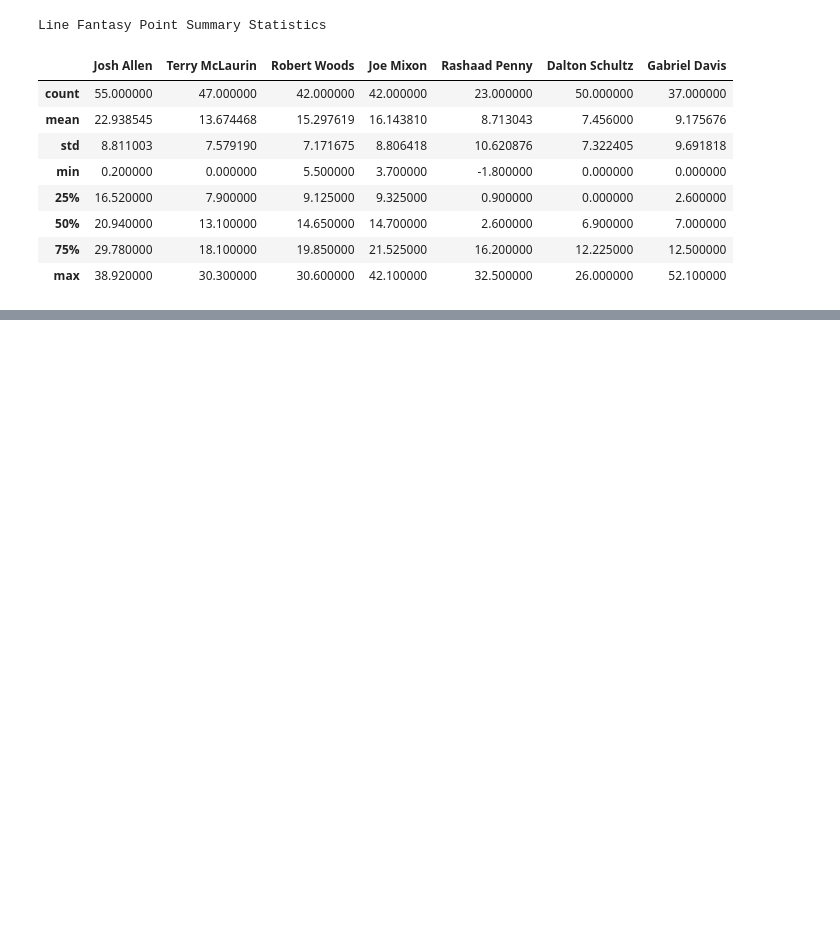
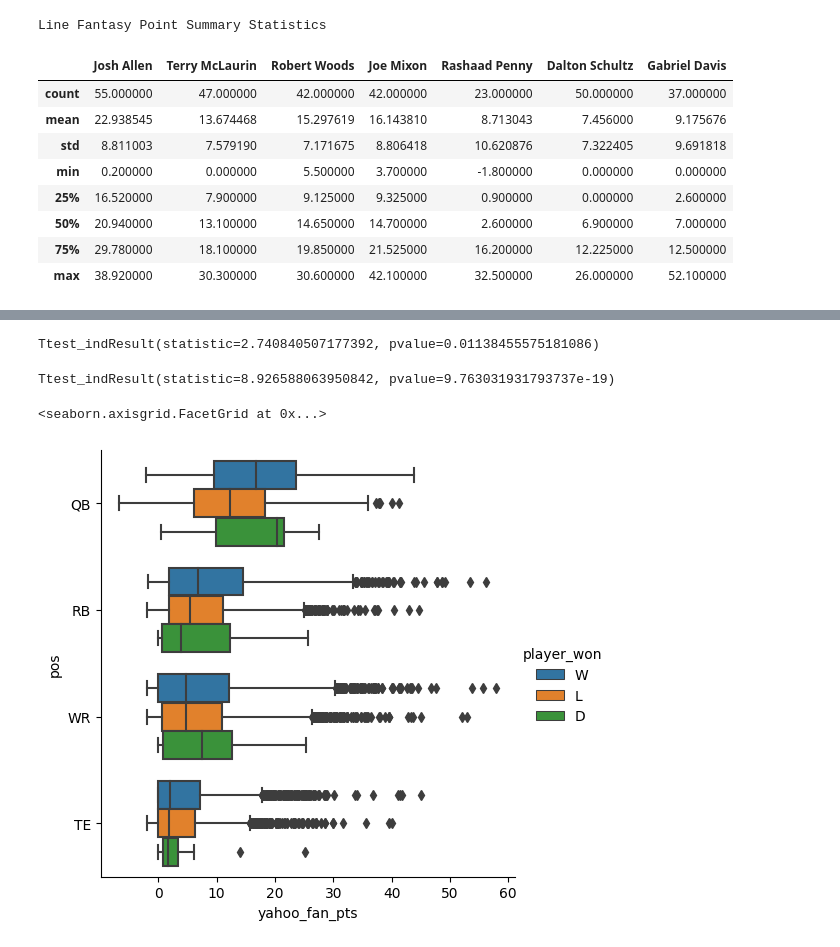
Before and after one commit to rbtessier/nfl-analysis, a Jupyter notebook: nfl_fantasy_eda.ipynb, the cells around one changed output, grey strips where cells are left out. Cells and saved outputs as stored; diff of their text form; code cells hidden in the pictures; blank space fills up the shorter version.

Commit message:
Added Statistic analysis on wins vs loss fan pts

```diff
--- a/nfl_fantasy_eda.ipynb
+++ b/nfl_fantasy_eda.ipynb
@@ -299,0 +240,15 @@ def_stats[]
+# %%
+player_to_test = "Joe Mixon"
+ttest_ind(off_stats[np.logical_and(off_stats['player'] == player_to_test, off_stats['player_won'] == 'W' )]['yahoo_fan_pts'], off_stats[np.logical_and(off_stats['player'] == player_to_test, off_stats['player_won'] == 'L' )]['yahoo_fan_pts'], equal_var = False)
+# %% [output]
+Ttest_indResult(statistic=2.740840507177392, pvalue=0.01138455575181086)
+# %%
+ttest_ind(off_stats[np.logical_and(off_stats['pos'] == 'QB', off_stats['player_won'] == 'W')]['yahoo_fan_pts'], off_stats[np.logical_and(off_stats['pos'] == 'QB', off_stats['player_won'] == 'L')]['yahoo_fan_pts'])
+# %% [output]
+Ttest_indResult(statistic=8.926588063950842, pvalue=9.763031931793737e-19)
+# %%
+positions = ['QB', 'WR', 'RB', 'TE']
+sns.catplot(data = off_stats[off_stats['pos'].isin(positions)], x = 'yahoo_fan_pts', y = 'pos', hue = 'player_won', kind = 'box')
+# %% [output]
+<seaborn.axisgrid.FacetGrid at 0x...>
+[figure, added]
```
Also changed, not shown: parts of 14 cells of this notebook, 1 other file.
